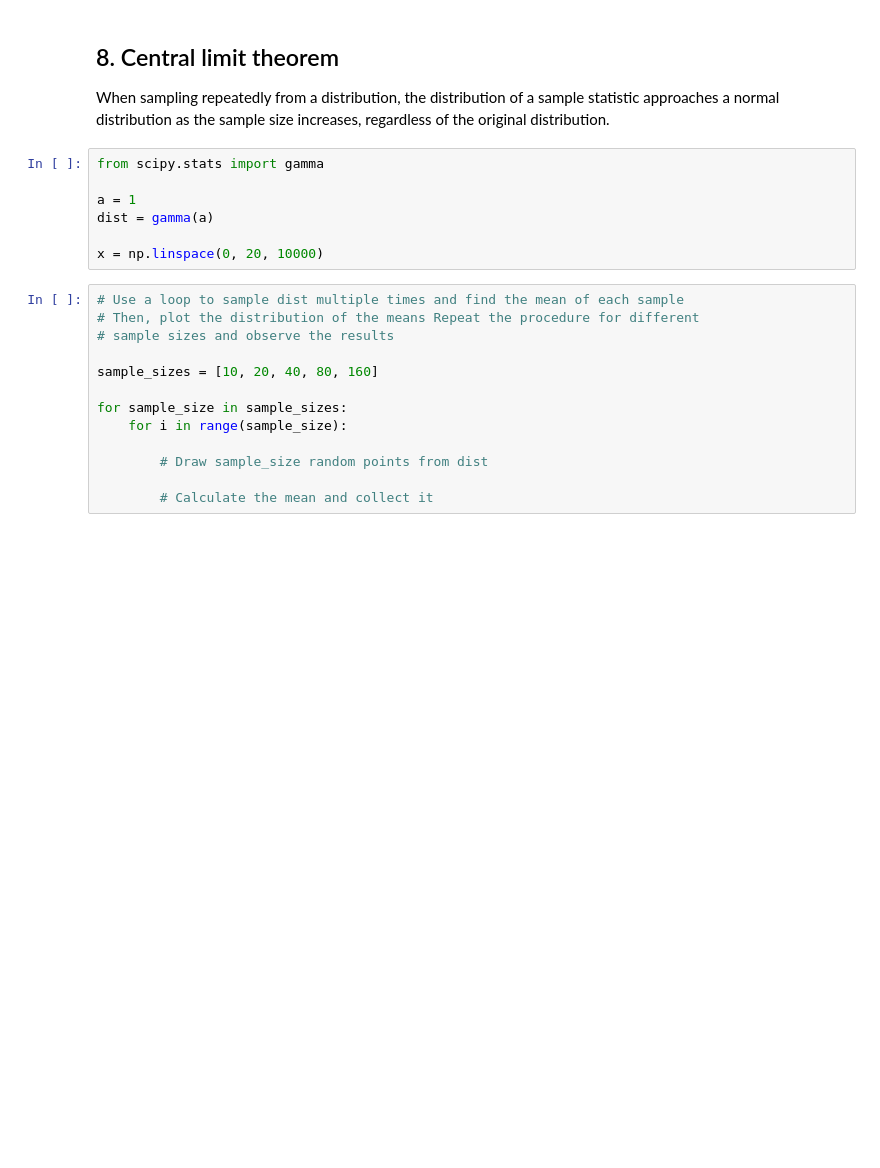
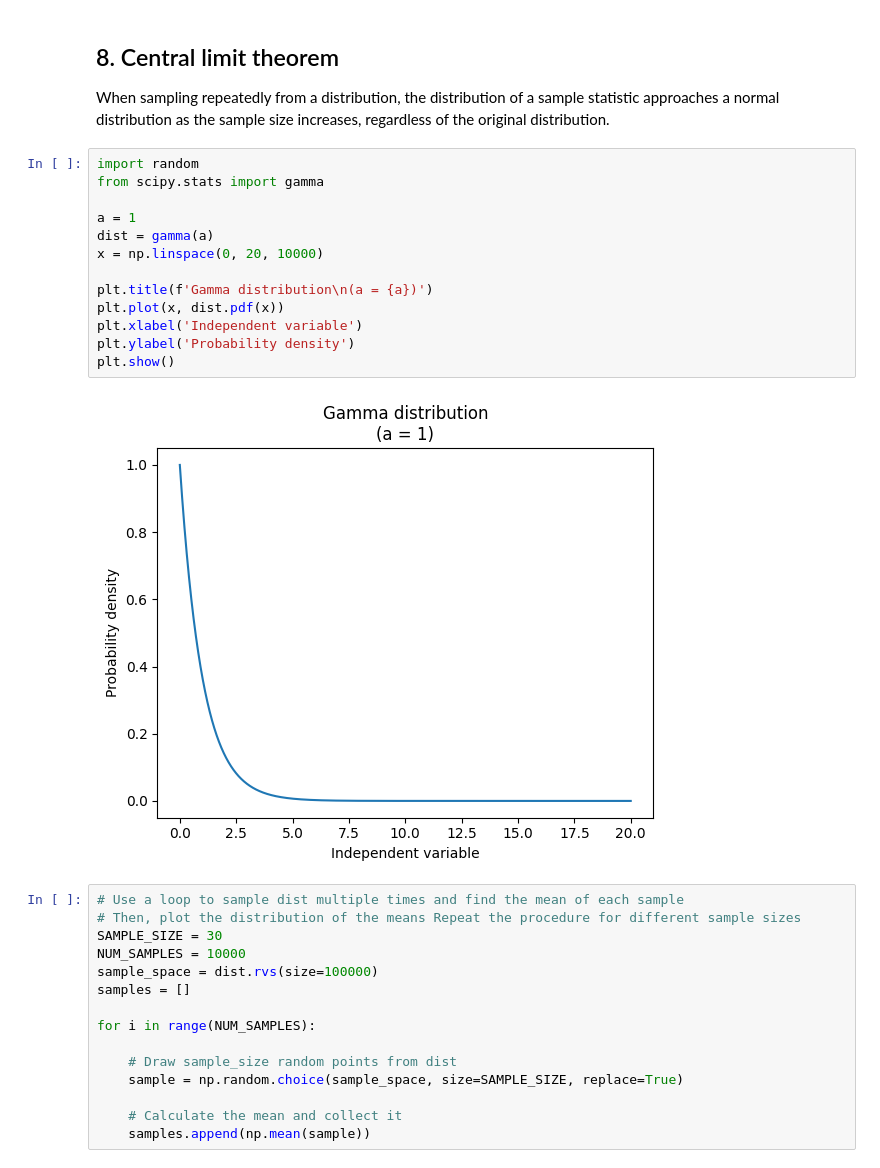
Before and after one commit to gperdrizet/fullstack-2605, a Jupyter notebook: unit-2/lesson-13/lesson-13-demo.ipynb, the cells around one changed output. Saved outputs shown, nothing was run; the diff lists cells and outputs as text; blank space fills up the shorter version.

Commit message:
Completed lesson 13 demo central limit theorem plot

```diff
--- a/unit-2/lesson-13/lesson-13-demo.ipynb
+++ b/unit-2/lesson-13/lesson-13-demo.ipynb
@@ -185,23 +185,33 @@ We deal with samples from populations. Have a sample to train model, calculate s
 
 When sampling repeatedly from a distribution, the distribution of a sample statistic approaches a normal distribution as the sample size increases, regardless of the original distribution.
 # %%
+import random
 from scipy.stats import gamma
 
 a = 1
 dist = gamma(a)
+x = np.linspace(0, 20, 10000)
 
-x = np.linspace(0, 20, 10000)
+plt.title(f'Gamma distribution\n(a = {a})')
+plt.plot(x, dist.pdf(x))
+plt.xlabel('Independent variable')
+plt.ylabel('Probability density')
+plt.show()
+# %% [output]
+[figure, added]
 # %%
 # Use a loop to sample dist multiple times and find the mean of each sample
-# Then, plot the distribution of the means Repeat the procedure for different
-# sample sizes and observe the results
+# Then, plot the distribution of the means Repeat the procedure for different sample sizes
+SAMPLE_SIZE = 30
+NUM_SAMPLES = 10000
+sample_space = dist.rvs(size=100000)
+samples = []
 
-sample_sizes = [10, 20, 40, 80, 160]
+for i in range(NUM_SAMPLES):
 
-for sample_size in sample_sizes:
-    for i in range(sample_size):
+    # Draw sample_size random points from dist
+    sample = np.random.choice(sample_space, size=SAMPLE_SIZE, replace=True)
 
-        # Draw sample_size random points from dist
-
-        # Calculate the mean and collect it
+    # Calculate the mean and collect it
+    samples.append(np.mean(sample))
 # %%
```
Also changed, not shown: parts of 2 cells of this notebook.
